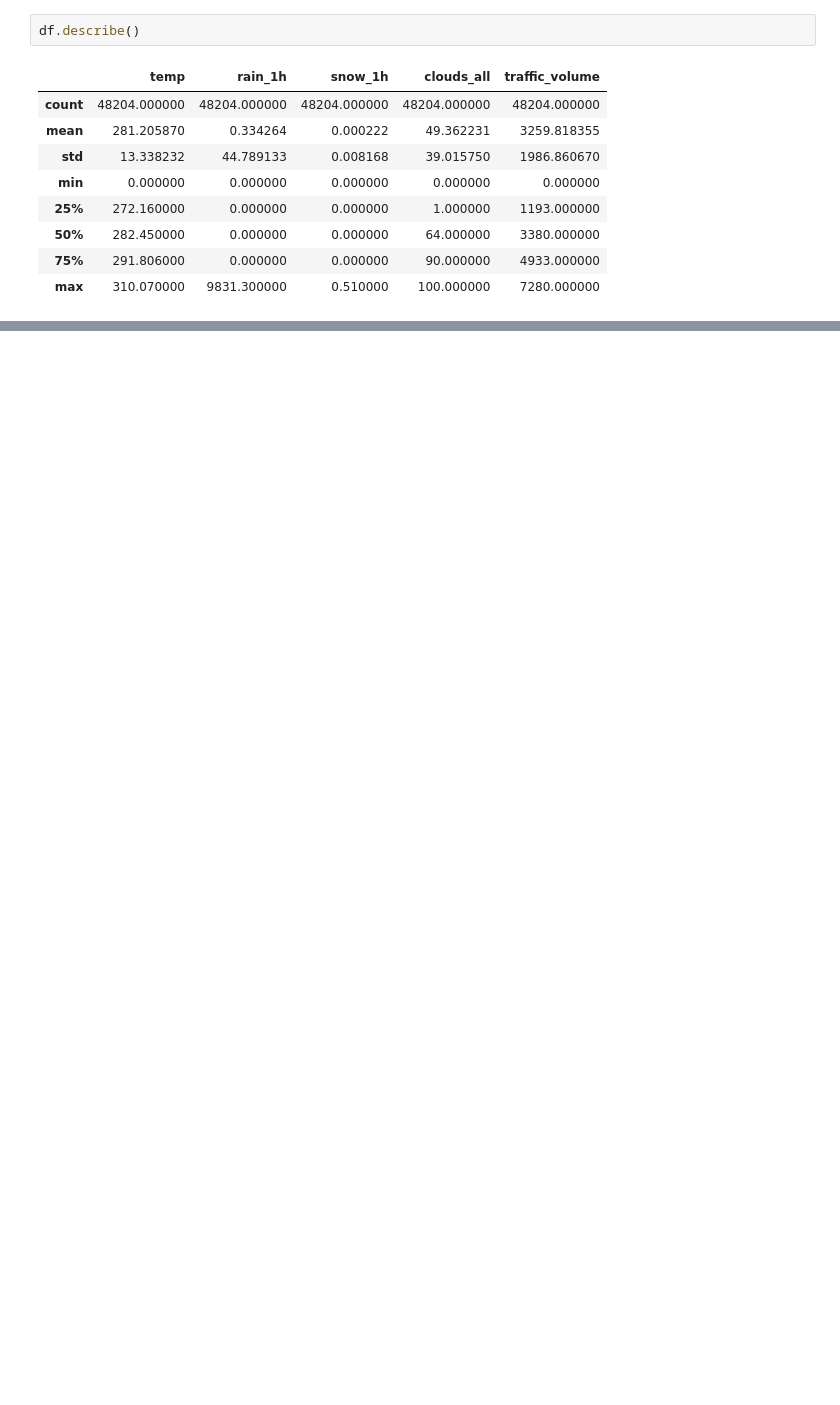
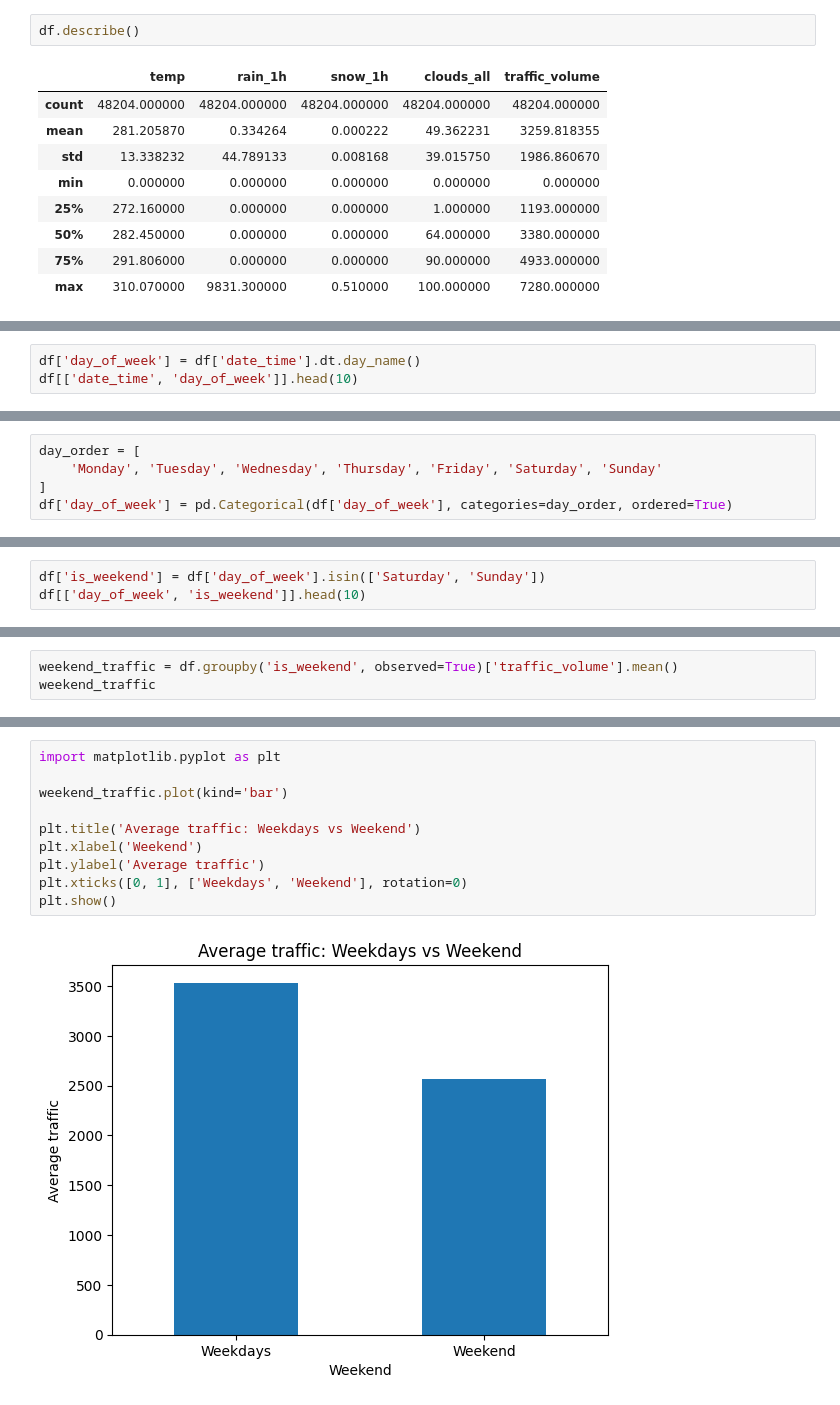
Before and after one commit to Arham-15/traffic-prediction-system, a Jupyter notebook: notebooks/01_data_exploration.ipynb, the cells around one changed output, grey strips where cells are left out. Cells and saved outputs as stored; diff of their text form; blank space fills up the shorter version.

```diff
--- a/notebooks/01_data_exploration.ipynb
+++ b/notebooks/01_data_exploration.ipynb
@@ -79,0 +285,3 @@ df.describe()
+# %%
+df['day_of_week'] = df['date_time'].dt.day_name()
+df[['date_time', 'day_of_week']].head(10)
@@ -79,0 +322,5 @@ df.describe()
+# %%
+day_order = [
+    'Monday', 'Tuesday', 'Wednesday', 'Thursday', 'Friday', 'Saturday', 'Sunday'
+]
+df['day_of_week'] = pd.Categorical(df['day_of_week'], categories=day_order, ordered=True)
@@ -79,0 +341,3 @@ df.describe()
+# %%
+df['is_weekend'] = df['day_of_week'].isin(['Saturday', 'Sunday'])
+df[['day_of_week', 'is_weekend']].head(10)
@@ -79,0 +356,3 @@ df.describe()
+# %%
+weekend_traffic = df.groupby('is_weekend', observed=True)['traffic_volume'].mean()
+weekend_traffic
@@ -79,0 +365,12 @@ df.describe()
+# %%
+import matplotlib.pyplot as plt
+
+weekend_traffic.plot(kind='bar')
+
+plt.title('Average traffic: Weekdays vs Weekend')
+plt.xlabel('Weekend')
+plt.ylabel('Average traffic')
+plt.xticks([0, 1], ['Weekdays', 'Weekend'], rotation=0)
+plt.show()
+# %% [output]
+[figure, added]
```
Also changed, not shown: parts of 36 cells of this notebook.
